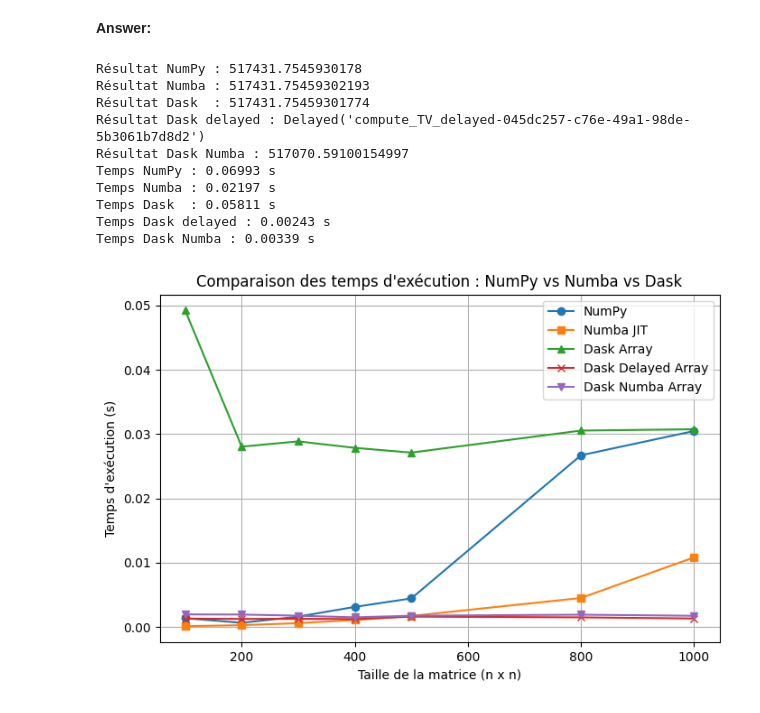
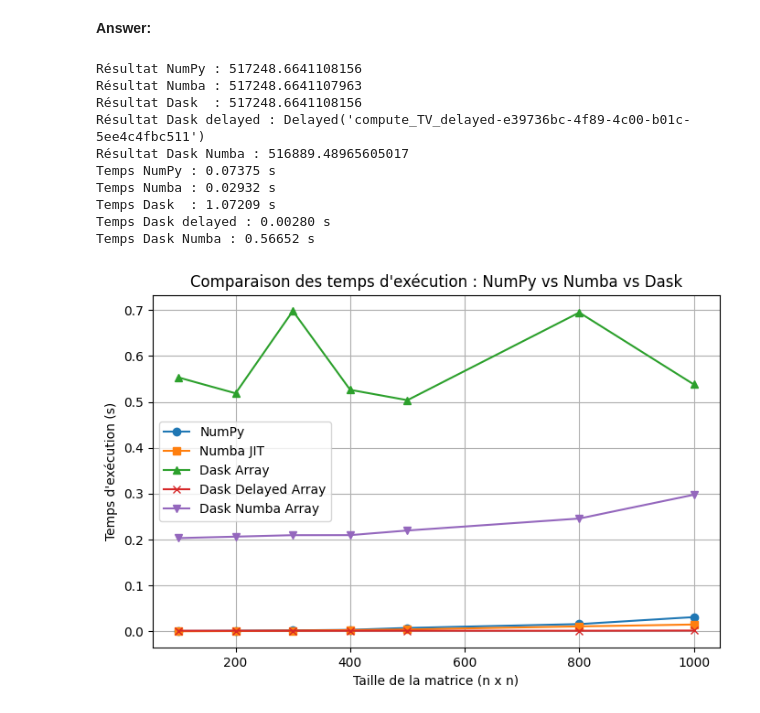
Before and after one commit to farahamorri/python_sdia, a Jupyter notebook: Labs/Lab5/lab5.ipynb, the cells around one changed output. Saved outputs shown, nothing was run; the diff lists cells and outputs as text; code cells hidden in the pictures.

Commit message:
lab5 +  dask fix timing

```diff
--- a/Labs/Lab5/lab5.ipynb
+++ b/Labs/Lab5/lab5.ipynb
@@ -464,7 +464,7 @@ def compute_TV_dask(X):
     """
     Gx, Gy = gradient2D_dask(X)
     Tv = da.sqrt(Gx**2 + Gy**2).sum()
-    return Tv
+    return Tv.compute()
 # %%
 from dask import delayed
 
@@ -480,7 +480,7 @@ def gradient2D_delayed(X):
 def compute_TV_delayed(X):
     Gx, Gy = gradient2D_delayed(X)
     Tv = np.sum(np.sqrt(Gx**2 + Gy**2))
-    return Tv
+    return Tv.compute()
 # %%
 @numba.njit
 def gradient2D_numba(X):
@@ -494,12 +494,12 @@ def compute_TV_dask_numba(X):
     X_delayed = X.to_delayed().ravel()  # list of blocks
     results = [delayed(lambda b: np.sum(np.sqrt((gradient2D_numba(b)[0]**2 + gradient2D_numba(b)[1]**2))))(block)
                for block in X_delayed]
-    return da.from_delayed(sum(results), shape=(), dtype=float)
+    return da.from_delayed(sum(results), shape=(), dtype=float).compute()
 # %%
 from dask.diagnostics import ProgressBar
-
+rng = np.random.default_rng(42)
 m, n = 1000, 1000
-X = np.random.rand(m, n)
+X = rng.random((m, n))
 
 # Trigger Numba compilation once
 compute_TV_numba(X)
@@ -518,9 +518,9 @@ time_dask_numba = timeit.timeit(lambda: compute_TV_dask_numba(X_dask), number=10
 print("Résultat NumPy :", compute_TV(X))
 print("Résultat Numba :", compute_TV_numba(X))
 with ProgressBar():
-    print("Résultat Dask  :", compute_TV_dask(X_dask).compute())
+    print("Résultat Dask  :", compute_TV_dask(X_dask))
     print("Résultat Dask delayed :", compute_TV_delayed(X_dask))
-    print("Résultat Dask Numba :", compute_TV_dask_numba(X_dask).compute())
+    print("Résultat Dask Numba :", compute_TV_dask_numba(X_dask))
 
 
 print(f"Temps NumPy : {time_numpy:.5f} s")
@@ -529,16 +529,16 @@ print(f"Temps Dask  : {time_dask:.5f} s")
 print(f"Temps Dask delayed : {time_dask_delayed:.5f} s")
 print(f"Temps Dask Numba : {time_dask_numba:.5f} s")
 # %% [output]
-Résultat NumPy : 517431.7545930178
-Résultat Numba : 517431.75459302193
-Résultat Dask  : 517431.75459301774
-Résultat Dask delayed : Delayed('compute_TV_delayed-045dc257-c76e-49a1-98de-5b3061b7d8d2')
-Résultat Dask Numba : 517070.59100154997
-Temps NumPy : 0.06993 s
-Temps Numba : 0.02197 s
-Temps Dask  : 0.05811 s
-Temps Dask delayed : 0.00243 s
-Temps Dask Numba : 0.00339 s
+Résultat NumPy : 517248.6641108156
+Résultat Numba : 517248.6641107963
+Résultat Dask  : 517248.6641108156
+Résultat Dask delayed : Delayed('compute_TV_delayed-e39736bc-4f89-4c00-b01c-5ee4c4fbc511')
+Résultat Dask Numba : 516889.48965605017
+Temps NumPy : 0.07375 s
+Temps Numba : 0.02932 s
+Temps Dask  : 1.07209 s
+Temps Dask delayed : 0.00280 s
+Temps Dask Numba : 0.56652 s
 # %%
 sizes = [100, 200, 300, 400, 500, 800, 1000]
 times_numpy = []
@@ -546,39 +546,40 @@ times_numba = []
 times_dask = []
 times_dask_delayed = []
 times_dask_numba = []
+rng = np.random.default_rng(42)
 
 # Précompile Numba
 compute_TV_numba(np.random.rand(50, 50))
 
 for size in sizes:
-    X = np.random.rand(size, size)
+    X = rng.random((size, size))
     X_dask = da.from_array(X, chunks=(size//2, size//2))
 
     t_numpy = timeit.timeit(lambda: compute_TV(X), number=5)
     t_numba = timeit.timeit(lambda: compute_TV_numba(X), number=5)
     t_dask  = timeit.timeit(lambda: compute_TV_dask(X_dask), number=5)
     t_dask_delayed = timeit.timeit(lambda: compute_TV_delayed(X_dask), number=5)
     t_dask_numba = timeit.timeit(lambda: compute_TV_dask_numba(X_dask), number=5)
 
     times_numpy.append(t_numpy)
     times_numba.append(t_numba)
     times_dask.append(t_dask)
     times_dask_delayed.append(t_dask_delayed)
     times_dask_numba.append(t_dask_numba)
 
 
 # Plot
 plt.figure(figsize=(8,5))
 plt.plot(sizes, times_numpy, marker='o', label="NumPy")
 plt.plot(sizes, times_numba, marker='s', label="Numba JIT")
 plt.plot(sizes, times_dask, marker='^', label="Dask Array")
 plt.plot(sizes, times_dask_delayed, marker='x', label="Dask Delayed Array")
 plt.plot(sizes, times_dask_numba, marker='v', label="Dask Numba Array")
 plt.xlabel("Taille de la matrice (n x n)")
 plt.ylabel("Temps d'exécution (s)")
 plt.title("Comparaison des temps d'exécution : NumPy vs Numba vs Dask")
 plt.legend()
 plt.grid(True)
 plt.show()
 # %% [output]
-[figure, old version]
+[figure, new version]
```
